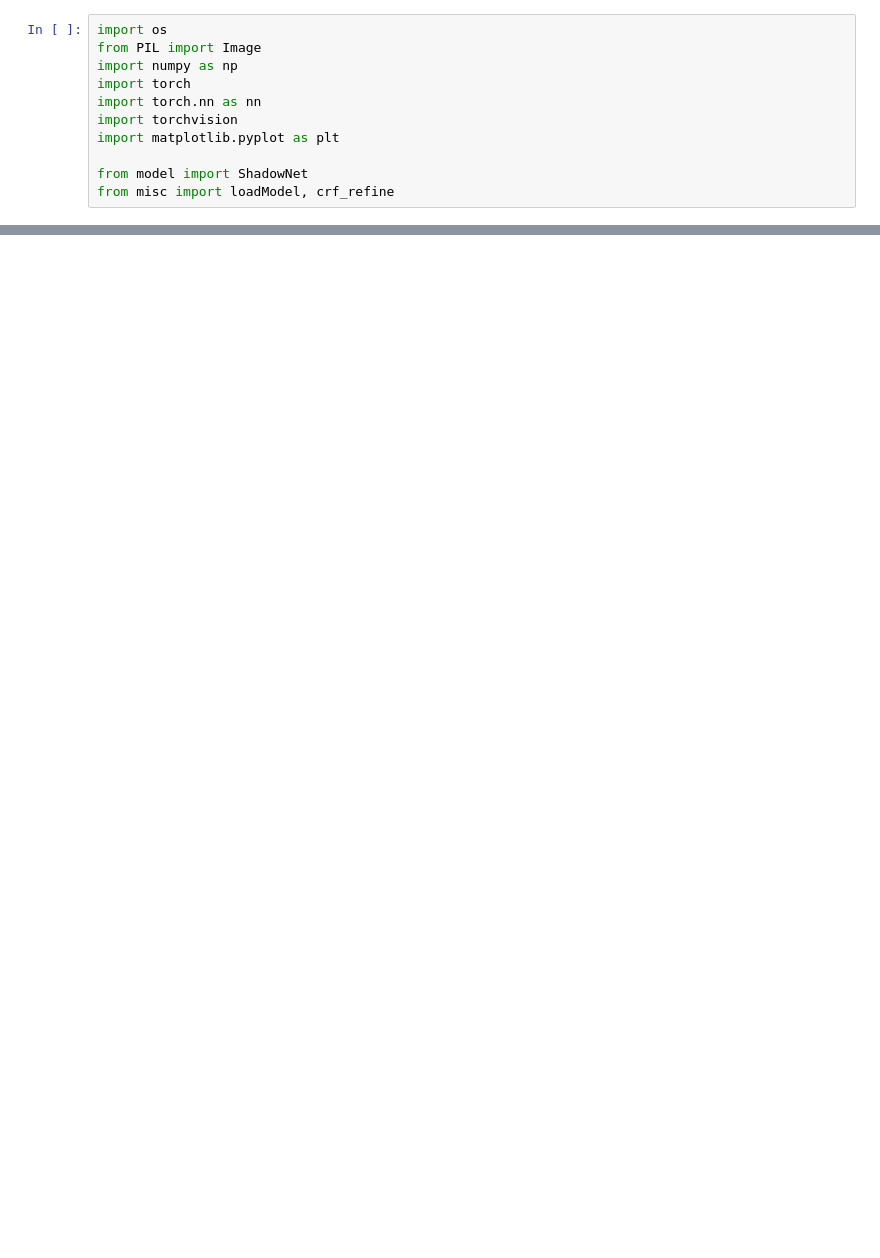
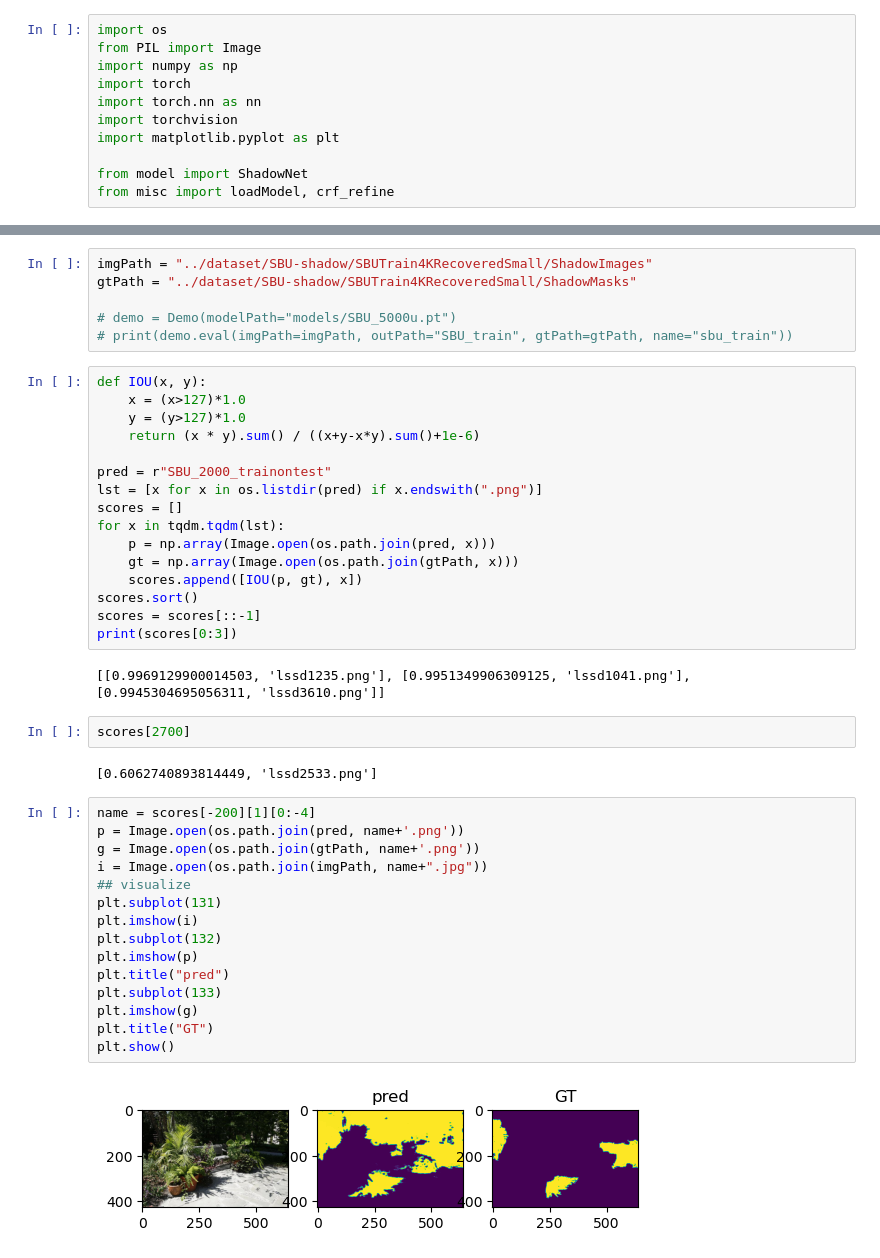
Before and after one commit to guanhuankang/ShadowNet, a Jupyter notebook: demo.ipynb, the cells around one changed output, grey strips where cells are left out. Drawn from its saved outputs; the diff is of its cells as text; blank space fills up the shorter version.

```diff
--- a/demo.ipynb
+++ b/demo.ipynb
@@ -96,0 +110,45 @@ plt.show()
+# %%
+imgPath = "../dataset/SBU-shadow/SBUTrain4KRecoveredSmall/ShadowImages"
+gtPath = "../dataset/SBU-shadow/SBUTrain4KRecoveredSmall/ShadowMasks"
+
+# demo = Demo(modelPath="models/SBU_5000u.pt")
+# print(demo.eval(imgPath=imgPath, outPath="SBU_train", gtPath=gtPath, name="sbu_train"))
+# %%
+def IOU(x, y):
+    x = (x>127)*1.0
+    y = (y>127)*1.0
+    return (x * y).sum() / ((x+y-x*y).sum()+1e-6)
+
+pred = r"SBU_2000_trainontest"
+lst = [x for x in os.listdir(pred) if x.endswith(".png")]
+scores = []
+for x in tqdm.tqdm(lst):
+    p = np.array(Image.open(os.path.join(pred, x)))
+    gt = np.array(Image.open(os.path.join(gtPath, x)))
+    scores.append([IOU(p, gt), x])
+scores.sort()
+scores = scores[::-1]
+print(scores[0:3])
+# %% [output]
+[[0.9969129900014503, 'lssd1235.png'], [0.9951349906309125, 'lssd1041.png'], [0.9945304695056311, 'lssd3610.png']]
+# %%
+scores[2700]
+# %% [output]
+[0.6062740893814449, 'lssd2533.png']
+# %%
+name = scores[-200][1][0:-4]
+p = Image.open(os.path.join(pred, name+'.png'))
+g = Image.open(os.path.join(gtPath, name+'.png'))
+i = Image.open(os.path.join(imgPath, name+".jpg"))
+## visualize
+plt.subplot(131)
+plt.imshow(i)
+plt.subplot(132)
+plt.imshow(p)
+plt.title("pred")
+plt.subplot(133)
+plt.imshow(g)
+plt.title("GT")
+plt.show()
+# %% [output]
+[figure, added]
```
Also changed, not shown: parts of 11 cells of this notebook, 7 other files.
